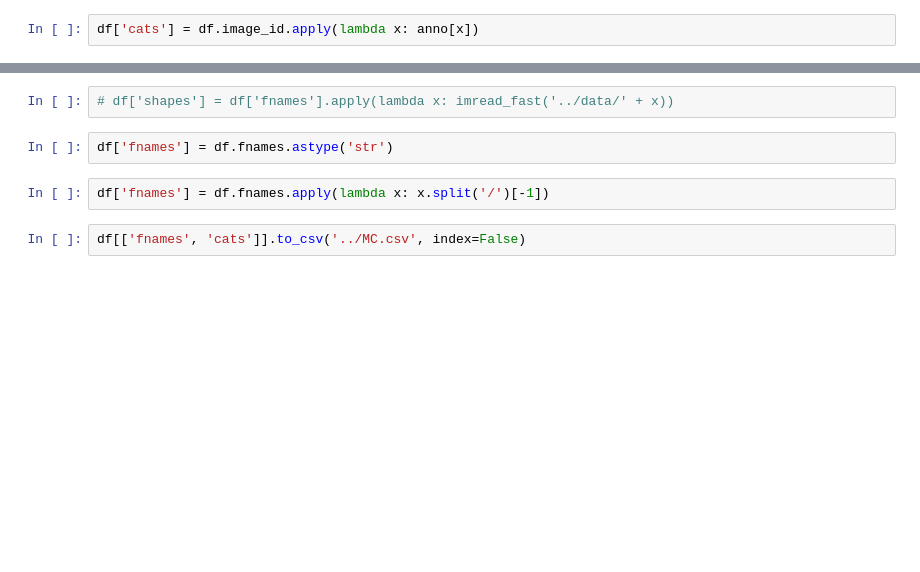
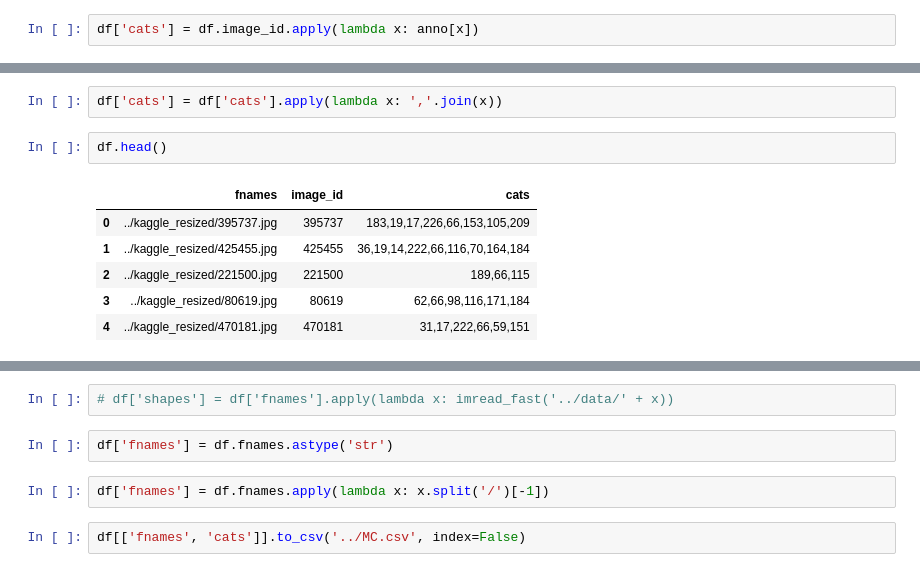
Before and after one commit to gokul-krishna/MUIMUI, a Jupyter notebook: nbs/MultiClass-ResNet.ipynb, the cells around one changed output, grey strips where cells are left out. Cells and saved outputs as stored; diff of their text form; blank space fills up the shorter version.

```diff
--- a/nbs/MultiClass-ResNet.ipynb
+++ b/nbs/MultiClass-ResNet.ipynb
@@ -41,0 +70,11 @@ df.head()
+# %%
+df['cats'] = df['cats'].apply(lambda x: ','.join(x))
+# %%
+df.head()
+# %% [output]
+|  | fnames | image_id | cats |
+| 0 | ../kaggle_resized/395737.jpg | 395737 | 183,19,17,226,66,153,105,209 |
+| 1 | ../kaggle_resized/425455.jpg | 425455 | 36,19,14,222,66,116,70,164,184 |
+| 2 | ../kaggle_resized/221500.jpg | 221500 | 189,66,115 |
+| 3 | ../kaggle_resized/80619.jpg | 80619 | 62,66,98,116,171,184 |
+| 4 | ../kaggle_resized/470181.jpg | 470181 | 31,17,222,66,59,151 |
```
Also changed, not shown: parts of 28 cells of this notebook, 1 other file.
